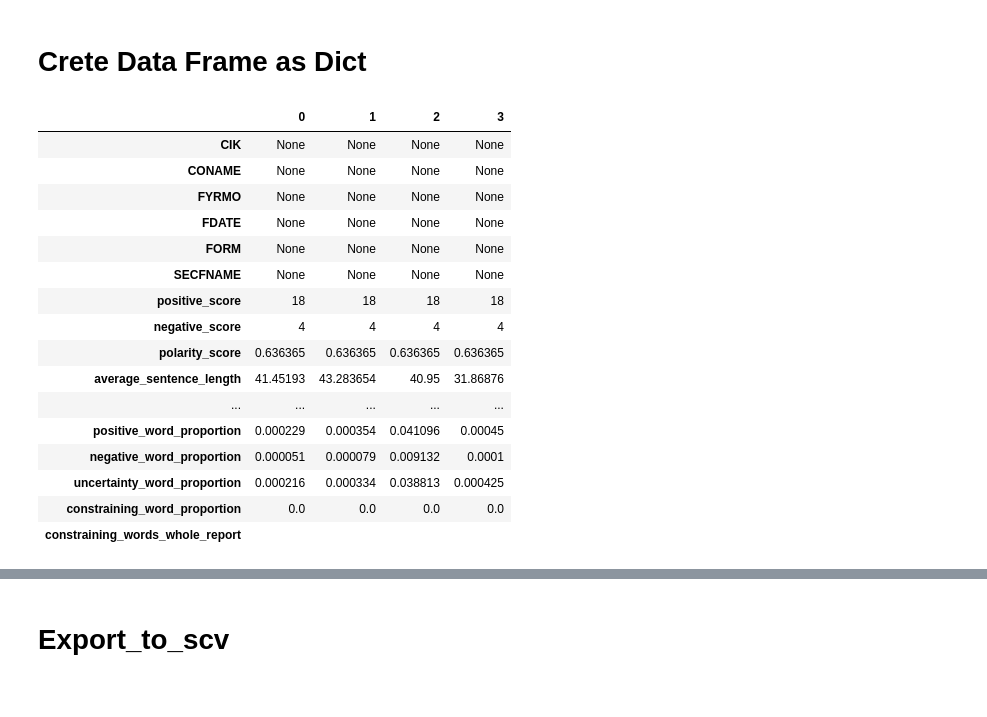
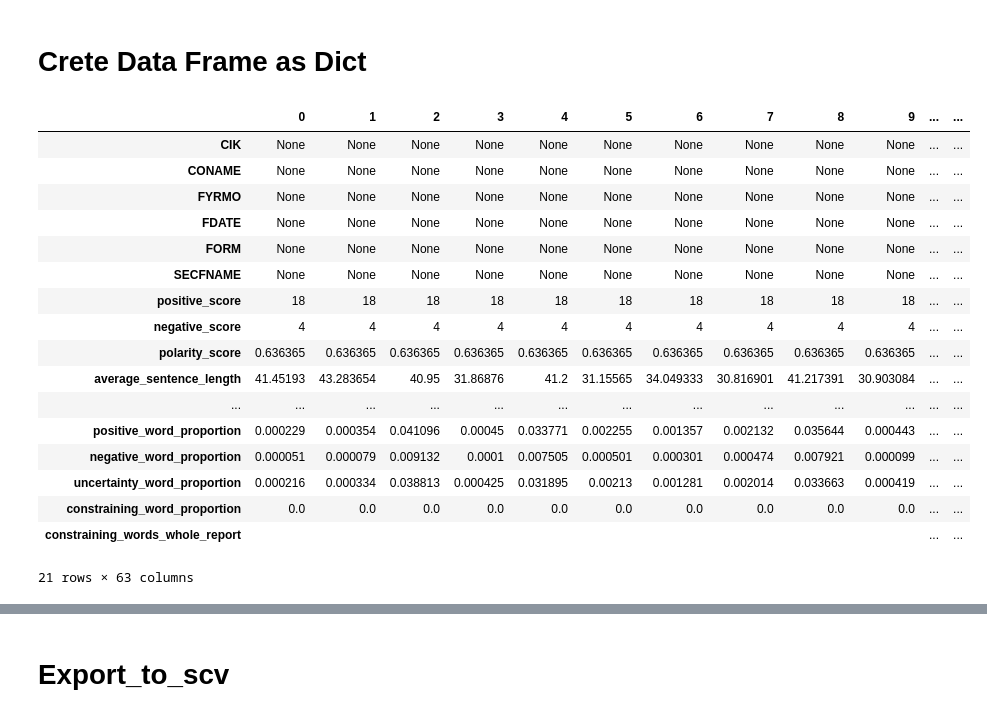
Before and after one commit to uservipin/Project, a Jupyter notebook: NLP/Text_clasifier/Data_Extraction_and_Text_Analysis.ipynb, the cells around one changed output, grey strips where cells are left out. Saved outputs shown, nothing was run; the diff lists cells and outputs as text; code cells hidden in the pictures.

```diff
--- a/NLP/Text_clasifier/Data_Extraction_and_Text_Analysis.ipynb
+++ b/NLP/Text_clasifier/Data_Extraction_and_Text_Analysis.ipynb
@@ -912,20 +933,20 @@ data_set = pd.DataFrame.from_dict(d_set, orient='index')
 # %%
-data_set
 # %% [output]
-|  | 0 | 1 | 2 | 3 |
-| CIK | None | None | None | None |
-| CONAME | None | None | None | None |
-| FYRMO | None | None | None | None |
-| FDATE | None | None | None | None |
-| FORM | None | None | None | None |
-| SECFNAME | None | None | None | None |
-| positive_score | 18 | 18 | 18 | 18 |
-| negative_score | 4 | 4 | 4 | 4 |
-| polarity_score | 0.636365 | 0.636365 | 0.636365 | 0.636365 |
-| average_sentence_length | 41.45193 | 43.283654 | 40.95 | 31.86876 |
-| ... | ... | ... | ... | ... |
-| positive_word_proportion | 0.000229 | 0.000354 | 0.041096 | 0.00045 |
-| negative_word_proportion | 0.000051 | 0.000079 | 0.009132 | 0.0001 |
-| uncertainty_word_proportion | 0.000216 | 0.000334 | 0.038813 | 0.000425 |
-| constraining_word_proportion | 0.0 | 0.0 | 0.0 | 0.0 |
-| constraining_words_whole_report |  |  |  |  |
+|  | 0 | 1 | 2 | 3 | 4 | 5 | 6 | 7 | 8 | 9 | ... | ... |
+| CIK | None | None | None | None | None | None | None | None | None | None | ... | ... |
+| CONAME | None | None | None | None | None | None | None | None | None | None | ... | ... |
+| FYRMO | None | None | None | None | None | None | None | None | None | None | ... | ... |
+| FDATE | None | None | None | None | None | None | None | None | None | None | ... | ... |
+| FORM | None | None | None | None | None | None | None | None | None | None | ... | ... |
+| SECFNAME | None | None | None | None | None | None | None | None | None | None | ... | ... |
+| positive_score | 18 | 18 | 18 | 18 | 18 | 18 | 18 | 18 | 18 | 18 | ... | ... |
+| negative_score | 4 | 4 | 4 | 4 | 4 | 4 | 4 | 4 | 4 | 4 | ... | ... |
+| polarity_score | 0.636365 | 0.636365 | 0.636365 | 0.636365 | 0.636365 | 0.636365 | 0.636365 | 0.636365 | 0.636365 | 0.636365 | ... | ... |
+| average_sentence_length | 41.45193 | 43.283654 | 40.95 | 31.86876 | 41.2 | 31.15565 | 34.049333 | 30.816901 | 41.217391 | 30.903084 | ... | ... |
+| ... | ... | ... | ... | ... | ... | ... | ... | ... | ... | ... | ... | ... |
+| positive_word_proportion | 0.000229 | 0.000354 | 0.041096 | 0.00045 | 0.033771 | 0.002255 | 0.001357 | 0.002132 | 0.035644 | 0.000443 | ... | ... |
+| negative_word_proportion | 0.000051 | 0.000079 | 0.009132 | 0.0001 | 0.007505 | 0.000501 | 0.000301 | 0.000474 | 0.007921 | 0.000099 | ... | ... |
+| uncertainty_word_proportion | 0.000216 | 0.000334 | 0.038813 | 0.000425 | 0.031895 | 0.00213 | 0.001281 | 0.002014 | 0.033663 | 0.000419 | ... | ... |
+| constraining_word_proportion | 0.0 | 0.0 | 0.0 | 0.0 | 0.0 | 0.0 | 0.0 | 0.0 | 0.0 | 0.0 | ... | ... |
+| constraining_words_whole_report |  |  |  |  |  |  |  |  |  |  | ... | ... |
+21 rows × 63 columns
```
Also changed, not shown: parts of 8 cells of this notebook, 5 other files.
